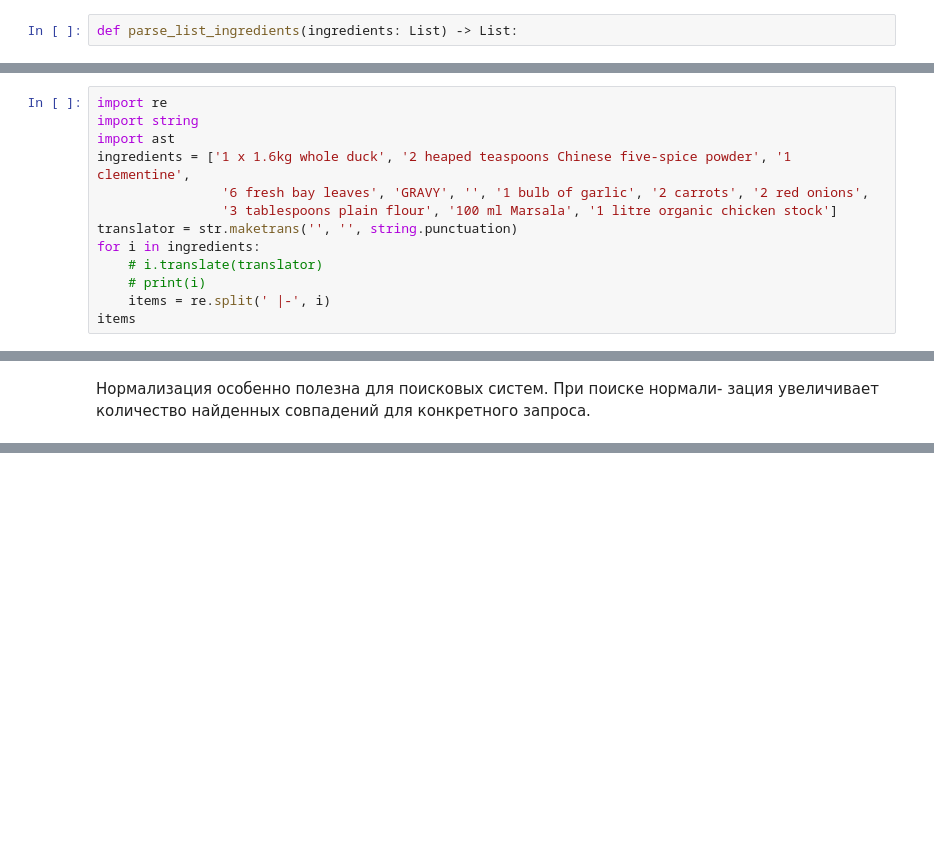
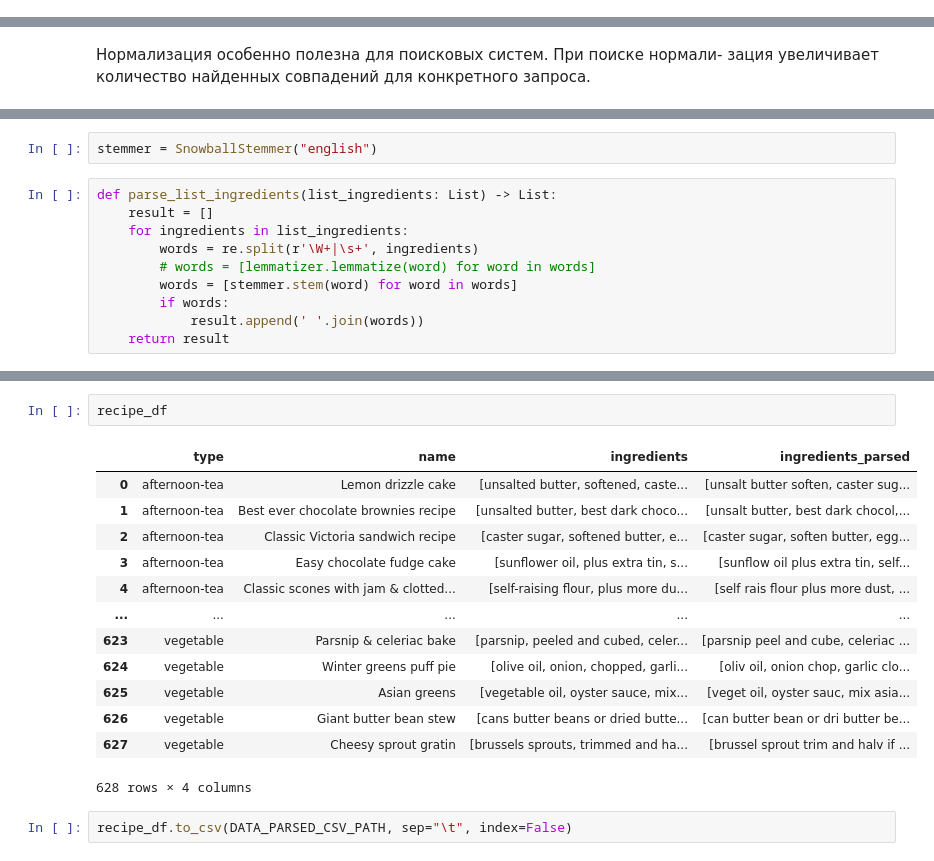
Before and after one commit to ArinaArtiukevich/good_food_project, a Jupyter notebook: preprocessing/bbc_goodfood/preprocessing_bbc_goodfood.ipynb, the cells around one changed output, grey strips where cells are left out. Cells and saved outputs as stored; diff of their text form; blank space fills up the shorter version.

```diff
--- a/preprocessing/bbc_goodfood/preprocessing_bbc_goodfood.ipynb
+++ b/preprocessing/bbc_goodfood/preprocessing_bbc_goodfood.ipynb
@@ -202,18 +197,3 @@ recipe_df['ingredients_parsed'] = recipe_df['ingredients'].apply(lambda x: parse
-# %%
-def parse_list_ingredients(ingredients: List) -> List:
 # %%
 # recipe_df["ingredients"] = recipe_df["ingredients"].str.replace(r'[-.,;!?]+', "")
 # recipe_df["ingredients"]
-# %%
-import re
-import string
-import ast
-ingredients = ['1 x 1.6kg whole duck', '2 heaped teaspoons Chinese five-spice powder', '1 clementine',
-                '6 fresh bay leaves', 'GRAVY', '', '1 bulb of garlic', '2 carrots', '2 red onions',
-                '3 tablespoons plain flour', '100 ml Marsala', '1 litre organic chicken stock']
-translator = str.maketrans('', '', string.punctuation)
-for i in ingredients:
-    # i.translate(translator)
-    # print(i)
-    items = re.split(' |-', i)
-items
@@ -247,0 +219,12 @@ items
+# %%
+stemmer = SnowballStemmer("english")
+# %%
+def parse_list_ingredients(list_ingredients: List) -> List:
+    result = []
+    for ingredients in list_ingredients:
+        words = re.split(r'\W+|\s+', ingredients)
+        # words = [lemmatizer.lemmatize(word) for word in words]
+        words = [stemmer.stem(word) for word in words]
+        if words:
+            result.append(' '.join(words))
+    return result
@@ -247,0 +247,18 @@ items
+# %%
+recipe_df
+# %% [output]
+|  | type | name | ingredients | ingredients_parsed |
+| 0 | afternoon-tea | Lemon drizzle cake | [unsalted butter, softened, caste... | [unsalt butter soften, caster sug... |
+| 1 | afternoon-tea | Best ever chocolate brownies recipe | [unsalted butter, best dark choco... | [unsalt butter, best dark chocol,... |
+| 2 | afternoon-tea | Classic Victoria sandwich recipe | [caster sugar, softened butter, e... | [caster sugar, soften butter, egg... |
+| 3 | afternoon-tea | Easy chocolate fudge cake | [sunflower oil, plus extra tin, s... | [sunflow oil plus extra tin, self... |
+| 4 | afternoon-tea | Classic scones with jam & clotted... | [self-raising flour, plus more du... | [self rais flour plus more dust, ... |
+| ... | ... | ... | ... | ... |
+| 623 | vegetable | Parsnip & celeriac bake | [parsnip, peeled and cubed, celer... | [parsnip peel and cube, celeriac ... |
+| 624 | vegetable | Winter greens puff pie | [olive oil, onion, chopped, garli... | [oliv oil, onion chop, garlic clo... |
+| 625 | vegetable | Asian greens | [vegetable oil, oyster sauce, mix... | [veget oil, oyster sauc, mix asia... |
+| 626 | vegetable | Giant butter bean stew | [cans butter beans or dried butte... | [can butter bean or dri butter be... |
+| 627 | vegetable | Cheesy sprout gratin | [brussels sprouts, trimmed and ha... | [brussel sprout trim and halv if ... |
+628 rows × 4 columns
+# %%
+recipe_df.to_csv(DATA_PARSED_CSV_PATH, sep="\t", index=False)
```
Also changed, not shown: parts of 15 cells of this notebook, 5 other files.
